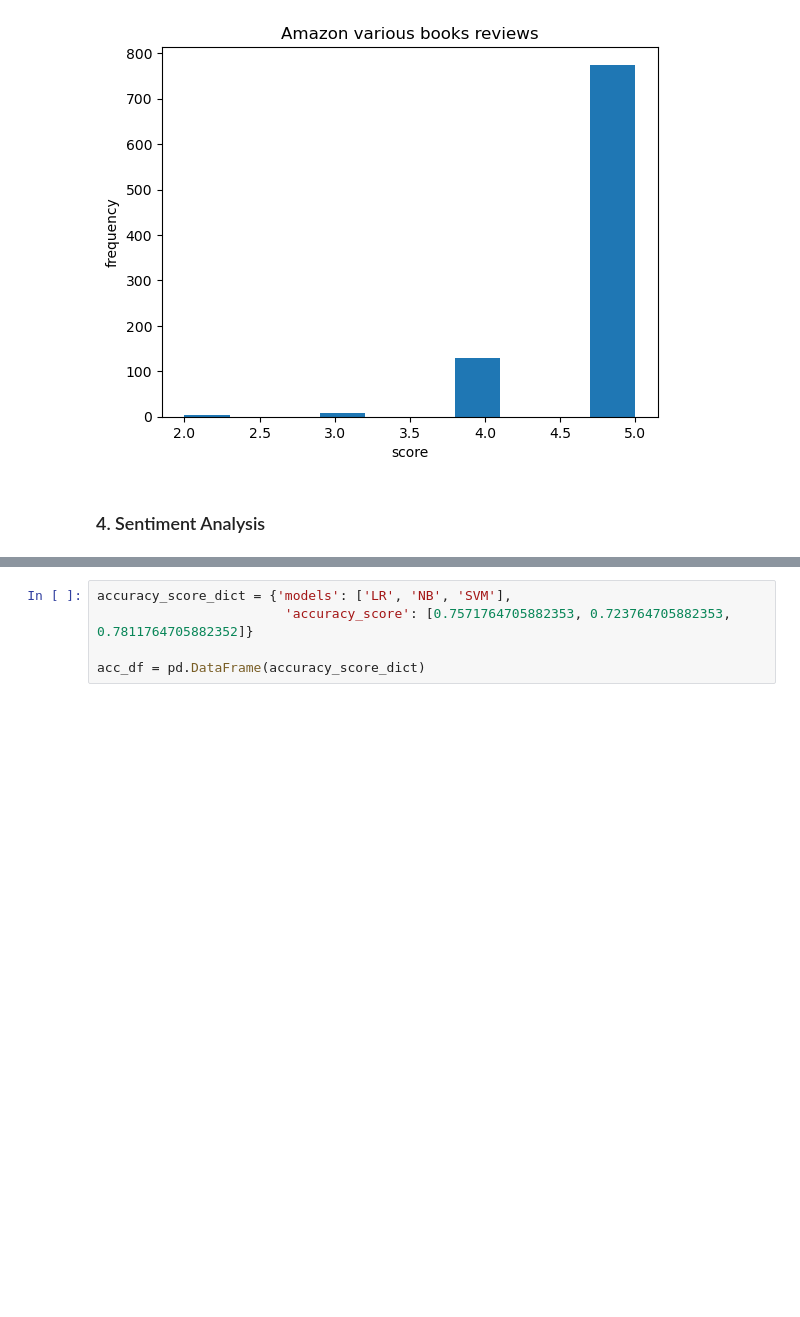
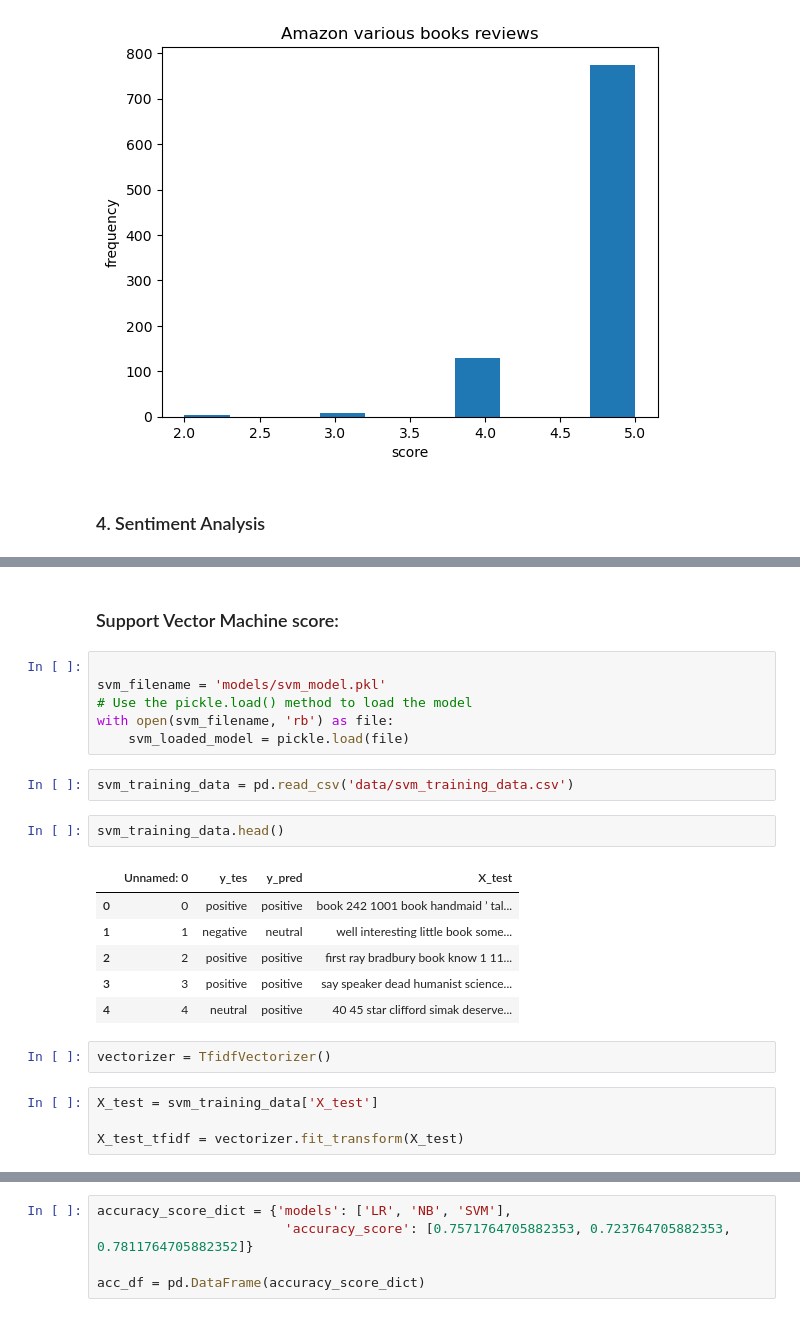
Before and after one commit to mi6oo6im/ml_books_review_sentiment_analysis, a Jupyter notebook: main_ipynb_predicting_sales_success_based_on_sentiment_analysis.ipynb, the cells around one changed output, grey strips where cells are left out. Cells and saved outputs as stored; diff of their text form; blank space fills up the shorter version.

Commit message:
import model to main ipynb

```diff
--- a/main_ipynb_predicting_sales_success_based_on_sentiment_analysis.ipynb
+++ b/main_ipynb_predicting_sales_success_based_on_sentiment_analysis.ipynb
@@ -180,0 +181,25 @@ Support Vector Machine score:
+# %% [markdown]
+### Support Vector Machine score:
+# %%
+
+svm_filename = 'models/svm_model.pkl'
+# Use the pickle.load() method to load the model
+with open(svm_filename, 'rb') as file:
+    svm_loaded_model = pickle.load(file)
+# %%
+svm_training_data = pd.read_csv('data/svm_training_data.csv')
+# %%
+svm_training_data.head()
+# %% [output]
+|  | Unnamed: 0 | y_tes | y_pred | X_test |
+| 0 | 0 | positive | positive | book 242 1001 book handmaid ’ tal... |
+| 1 | 1 | negative | neutral | well interesting little book some... |
+| 2 | 2 | positive | positive | first ray bradbury book know 1 11... |
+| 3 | 3 | positive | positive | say speaker dead humanist science... |
+| 4 | 4 | neutral | positive | 40 45 star clifford simak deserve... |
+# %%
+vectorizer = TfidfVectorizer()
+# %%
+X_test = svm_training_data['X_test']
+
+X_test_tfidf = vectorizer.fit_transform(X_test)
```
Also changed, not shown: parts of 6 cells of this notebook, 3 other files.
